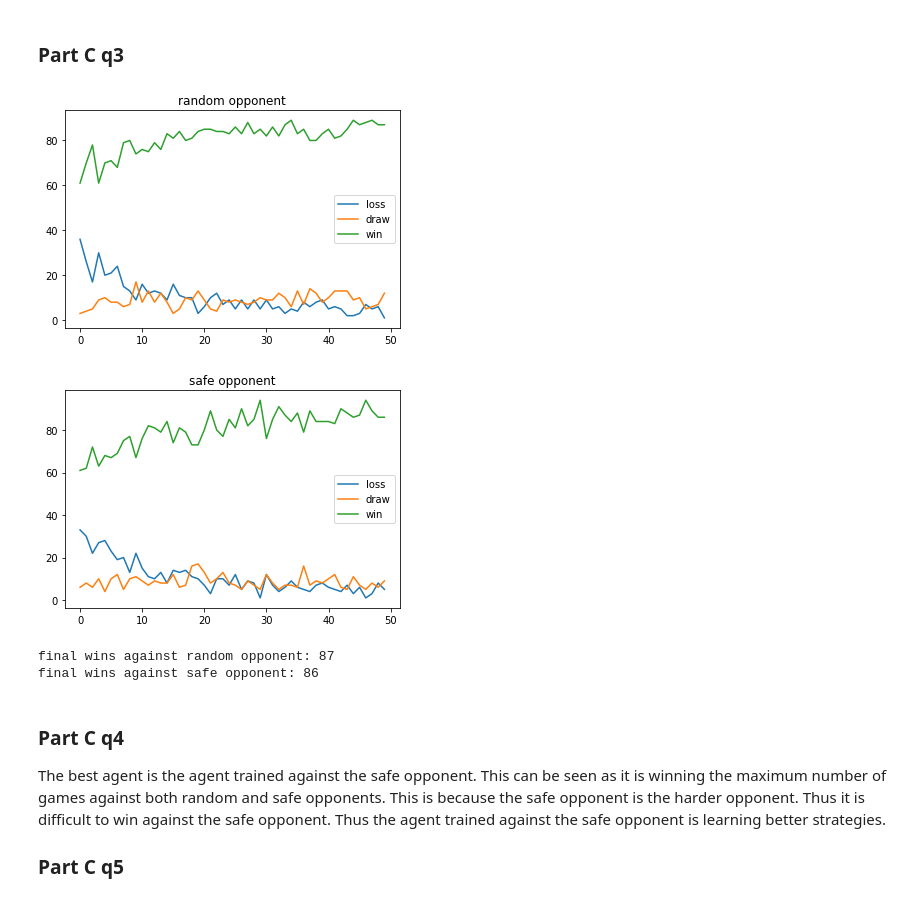
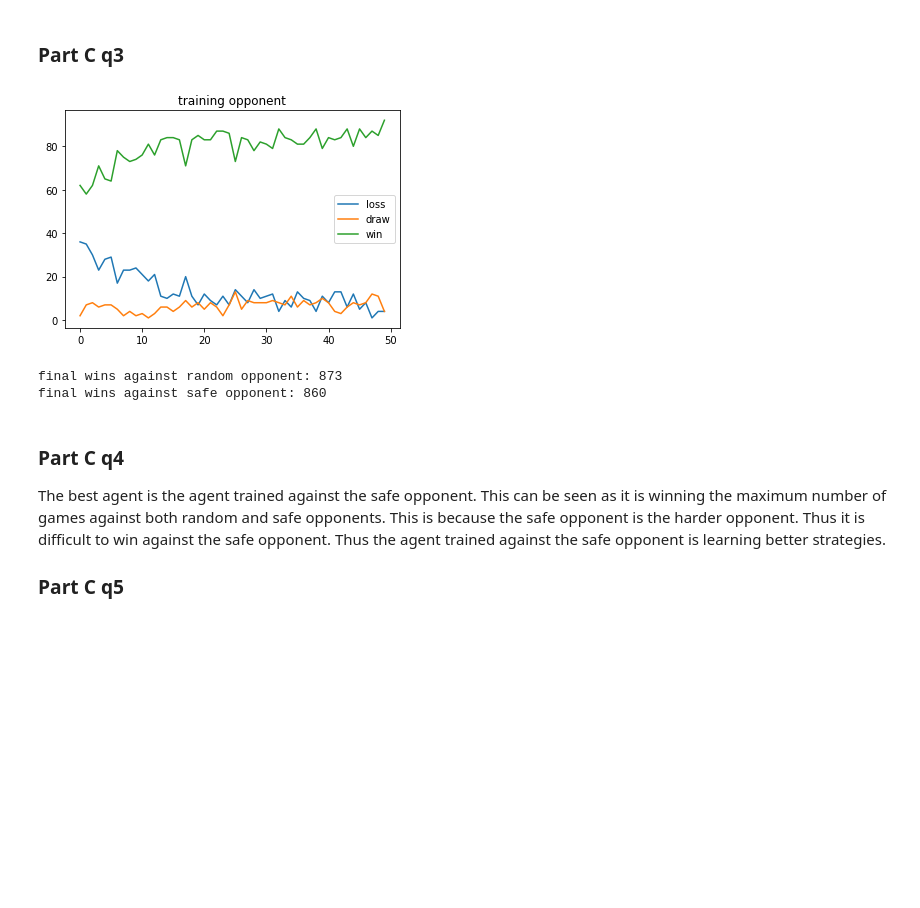
Before and after one commit to Dishank422/RL, a Jupyter notebook: Assignment3-Q2.ipynb, the cells around one changed output. Drawn from its saved outputs; the diff is of its cells as text; code cells hidden in the pictures; blank space fills up the shorter version.

```diff
--- a/Assignment3-Q2.ipynb
+++ b/Assignment3-Q2.ipynb
@@ -99,7 +99,7 @@ class Agent:
             action_values = [self.action_values[(tuple(tuple(i) for i in game.board), tuple(move))] for move in moves]
 
             state = deepcopy(game.board)
-            epsilon = 0.4
+            epsilon = 0.7
             best_move = action_values.index(max(action_values))
             probs = [epsilon/len(moves) for _ in range(len(moves))]
             probs[best_move] += 1 - epsilon
@@ -205,47 +191,43 @@ final wins against safe opponent: 86
 # %%
 agent = Agent()
 
 test_random = []
-test_safe = []
 for itr in range(50):
     for j in range(200):
         choice = random.randint(0, 1)
         if choice == 0:
             agent.train(1/(200*itr+j+1), "safe")
         else:
             agent.train(1/(200*itr+j+1), "random")
 
     result = [0, 0, 0]
     for j in range(100):
-        result[agent.play_game("random")+1] += 1
+        choice = random.randint(0, 1)
+        if choice == 1:
+            result[agent.play_game("random")+1] += 1
+        else:
+            result[agent.play_game("safe")+1] += 1
     test_random.append(result)
-
-    result = [0, 0, 0]
-    for j in range(100):
-        result[agent.play_game("safe")+1] += 1
-    test_safe.append(result)
 
 plt.plot(list(range(50)), [x[0] for x in test_random], label="loss")
 plt.plot(list(range(50)), [x[1] for x in test_random], label="draw")
 plt.plot(list(range(50)), [x[2] for x in test_random], label="win")
 plt.legend()
-plt.title("random opponent")
+plt.title("training opponent")
 plt.show()
 
-plt.plot(list(range(50)), [x[0] for x in test_safe], label="loss")
-plt.plot(list(range(50)), [x[1] for x in test_safe], label="draw")
-plt.plot(list(range(50)), [x[2] for x in test_safe], label="win")
-plt.legend()
-plt.title("safe opponent")
-plt.show()
-
-print("final wins against random opponent:", test_random[-1][-1])
-print("final wins against safe opponent:", test_safe[-1][-1])
+result = [0, 0, 0]
+for j in range(1000):
+    result[agent.play_game("random")+1] += 1
+print("final wins against random opponent:", result[-1])
+result = [0, 0, 0]
+for j in range(1000):
+    result[agent.play_game("safe")+1] += 1
+print("final wins against safe opponent:", result[-1])
 # %% [output]
-[figure, old version]
+[figure, new version]
-[figure, removed]
-final wins against random opponent: 87
-final wins against safe opponent: 86
+final wins against random opponent: 873
+final wins against safe opponent: 860
 # %% [markdown]
 ### Part C q4
 The best agent is the agent trained against the safe opponent. This can be seen as it is winning the maximum number of games against both random and safe opponents. This is because the safe opponent is the harder opponent. Thus it is difficult to win against the safe opponent. Thus the agent trained against the safe opponent is learning better strategies.
```
Also changed, not shown: parts of 3 cells of this notebook.
